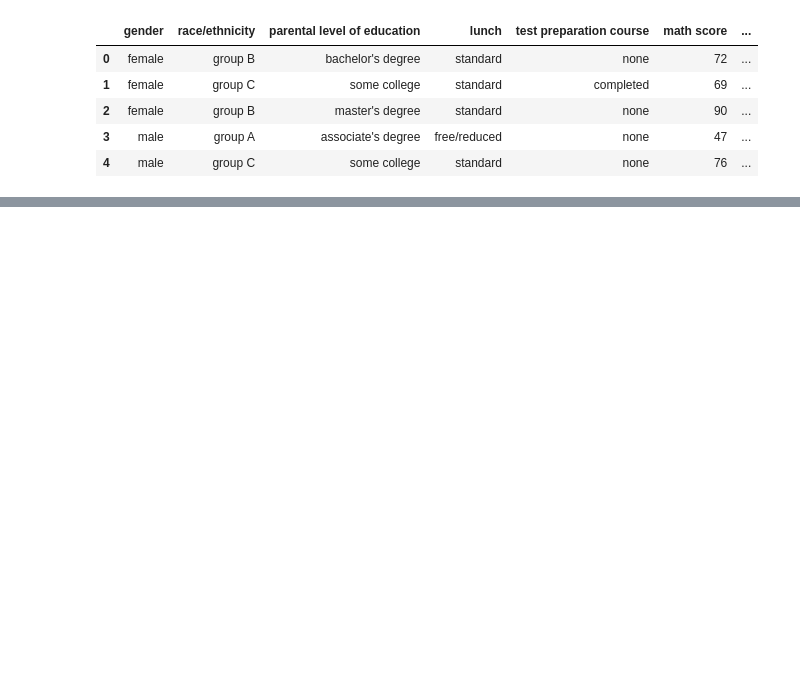
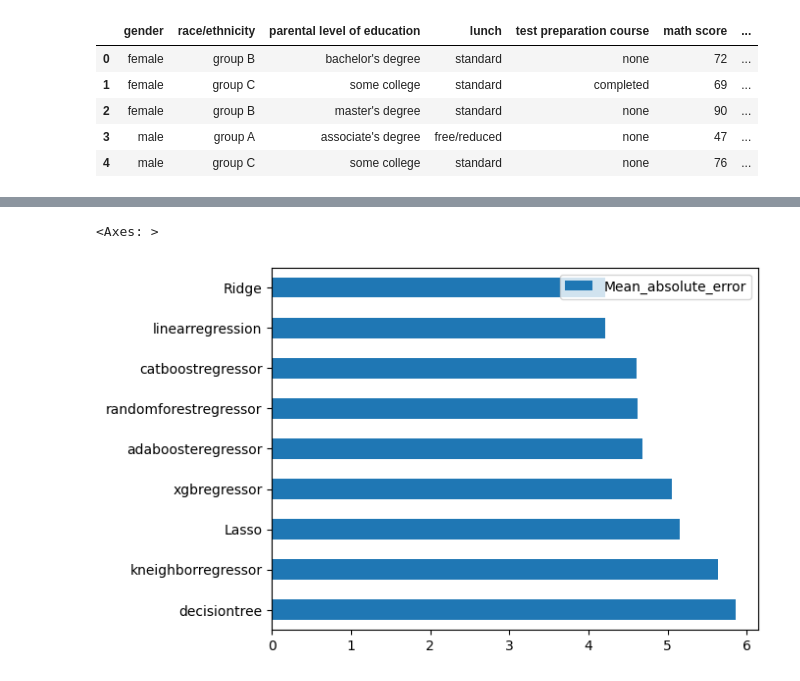
Before and after one commit to mbali094/ml_project, a Jupyter notebook: data/model_training.ipynb, the cells around one changed output, grey strips where cells are left out. Saved outputs shown, nothing was run; the diff lists cells and outputs as text; code cells hidden in the pictures; blank space fills up the shorter version.

```diff
--- a/data/model_training.ipynb
+++ b/data/model_training.ipynb
@@ -52,0 +119,6 @@ Index(['reading score', 'writing score'], dtype='object')
+# %%
+df_scores = pd.DataFrame(mae_test_scores, model_list,  columns=["Mean_absolute_error"]).sort_values(by="Mean_absolute_error", ascending=False)
+df_scores.plot(kind="barh")
+# %% [output]
+<Axes: >
+[figure, added]
```
Also changed, not shown: parts of 11 cells of this notebook, 5 other files.
